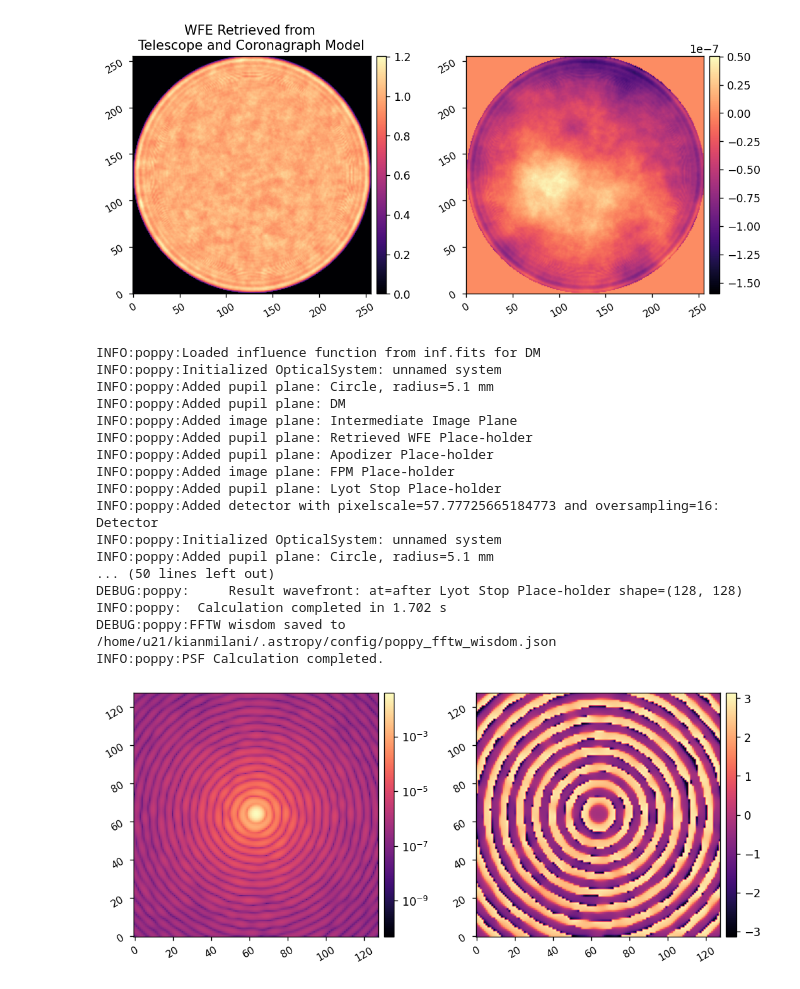
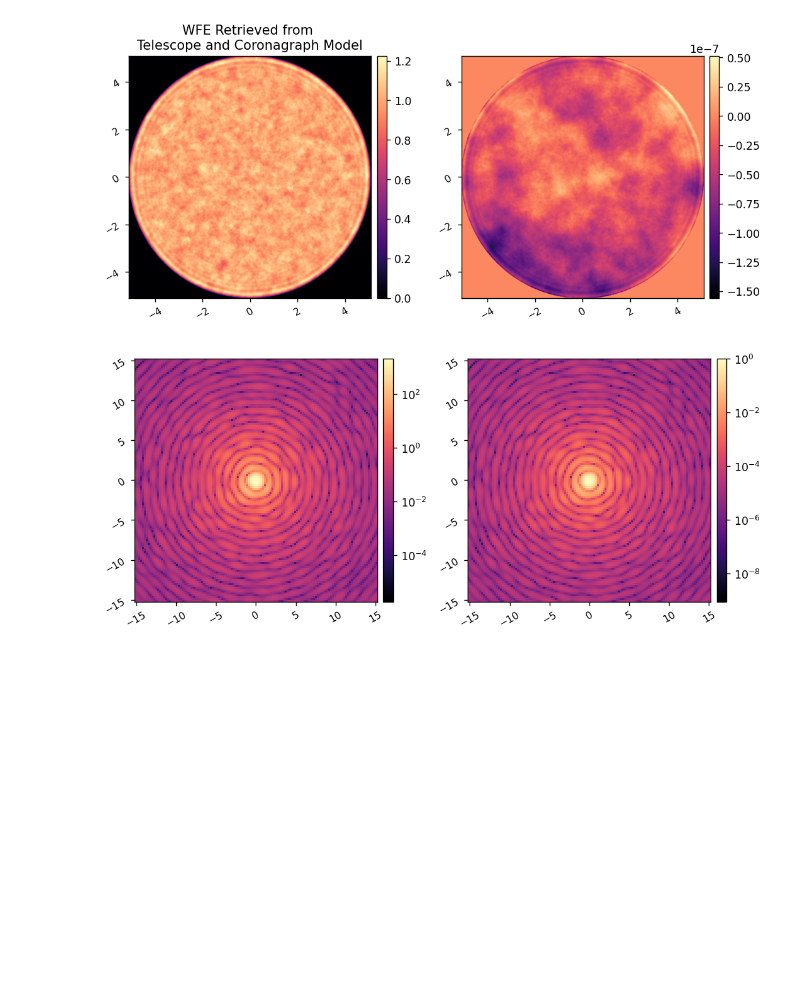
Before and after one commit to kian1377/apra-howfsc-models, a Jupyter notebook: test_compact_model.ipynb, the cells around one changed output. Drawn from its saved outputs; the diff is of its cells as text; code cells hidden in the pictures; blank space fills up the shorter version.

```diff
--- a/test_compact_model.ipynb
+++ b/test_compact_model.ipynb
@@ -23,61 +23,46 @@ warnings.filterwarnings("ignore")
 from prop_models import compact, agpm
 reload(compact)
 
-from wfsc_1dm import utils
-
 from imshows import *
 
-wavelength_c = 750e-9*u.m
+wavelength_c = 650e-9*u.m
 
 reload(agpm)
 vortex = agpm.IdealAGPM(name='VVC', wavelength=wavelength_c, charge=6)
-lyot_stop = poppy.CircularAperture(name='Lyot Stop', radius=3*u.mm * 500/350)
+focal_ratio = 350/500 # focal lengths of relay OAPs from DM pupil to
+lyot_diam = 6.069*u.mm / focal_ratio
+lyot_stop = poppy.CircularAperture(name='Lyot Stop', radius=lyot_diam/2) # adjust by the ratio of focal lengths
 
 # Load in the pupil plane wfe from the compact model of the coronagraph
 wfe_fits = fits.open('phase-retrieval-data/post_fpm_pupil_wfe.fits')
 coro_wfe = wfe_fits[0].data
 wfe_pxscl = wfe_fits[0].header['PIXELSCL'] * u.m/u.pix
 wfe_fits.close()
-CORO_WFE = poppy.ArrayOpticalElement(transmission=coro_wfe[0], opd=coro_wfe[1],pixelscale=wfe_pxscl,)
-imshow2(CORO_WFE.amplitude, CORO_WFE.opd, 'WFE Retrieved from \nTelescope and Coronagraph Model')
+CORO_WFE = poppy.ArrayOpticalElement(transmission=coro_wfe[0], opd=coro_wfe[1], pixelscale=wfe_pxscl,)
+imshow2(CORO_WFE.amplitude, CORO_WFE.opd,
+        'WFE Retrieved from \nTelescope and Coronagraph Model',
+        pxscl=wfe_pxscl.to(u.mm/u.pix))
 # %% [output]
-[figure, old version]
+[figure, new version]
 # %%
-poppy_log.disabled = False
+poppy_log.disabled = True
 
 reload(compact)
 c = compact.CORO()
 
-c.npix = 512
-c.oversample = 16
+c.npix = 256
+c.oversample = 32
 c.npsf = 128
 
 c.reset_dm()
 
 c.RETRIEVED = None
 c.RETRIEVED = CORO_WFE
 
-c.FPM = None
-c.LYOT = None
+im = c.snap()
+c.im_norm = im.max()
+norm_im = c.snap()
 
-psf_wf = c.calc_psf()
-imshow2(xp.abs(psf_wf)**2, xp.angle(psf_wf), lognorm1=True)
+imshow2(im, norm_im, lognorm=True, pxscl=c.psf_pixelscale_lamD)
 # %% [output]
-INFO:poppy:Loaded influence function from inf.fits for DM
-INFO:poppy:Initialized OpticalSystem: unnamed system
-INFO:poppy:Added pupil plane: Circle, radius=5.1 mm
-INFO:poppy:Added pupil plane: DM
-INFO:poppy:Added image plane: Intermediate Image Plane
-INFO:poppy:Added pupil plane: Retrieved WFE Place-holder
-INFO:poppy:Added pupil plane: Apodizer Place-holder
-INFO:poppy:Added image plane: FPM Place-holder
-INFO:poppy:Added pupil plane: Lyot Stop Place-holder
-INFO:poppy:Added detector with pixelscale=57.77725665184773 and oversampling=16: Detector
-INFO:poppy:Initialized OpticalSystem: unnamed system
-INFO:poppy:Added pupil plane: Circle, radius=5.1 mm
-... (50 lines left out)
-DEBUG:poppy:     Result wavefront: at=after Lyot Stop Place-holder shape=(128, 128)
-INFO:poppy:  Calculation completed in 1.702 s
-DEBUG:poppy:FFTW wisdom saved to /home/u21/kianmilani/.astropy/config/poppy_fftw_wisdom.json
-INFO:poppy:PSF Calculation completed.
-[figure, old version]
+[figure, new version]
```
Also changed, not shown: parts of 6 cells of this notebook, 8 other files.
